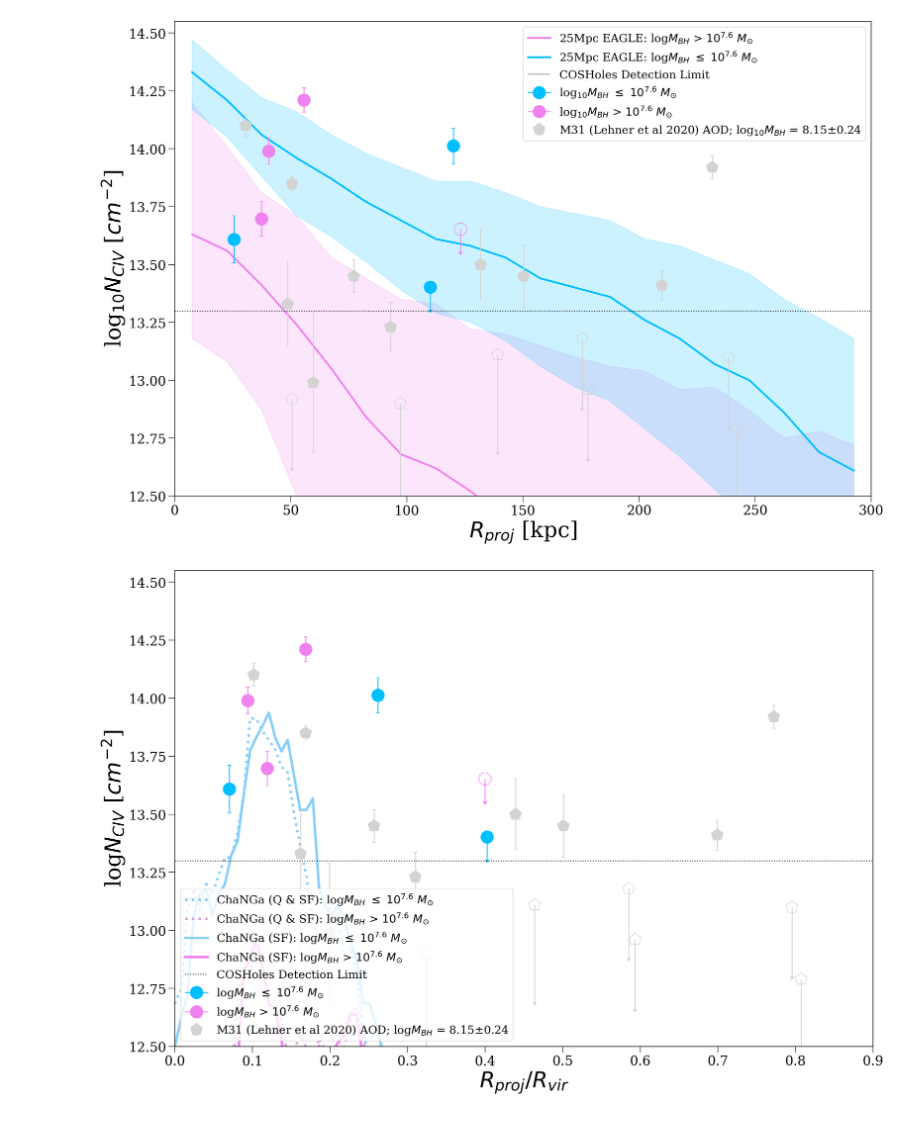
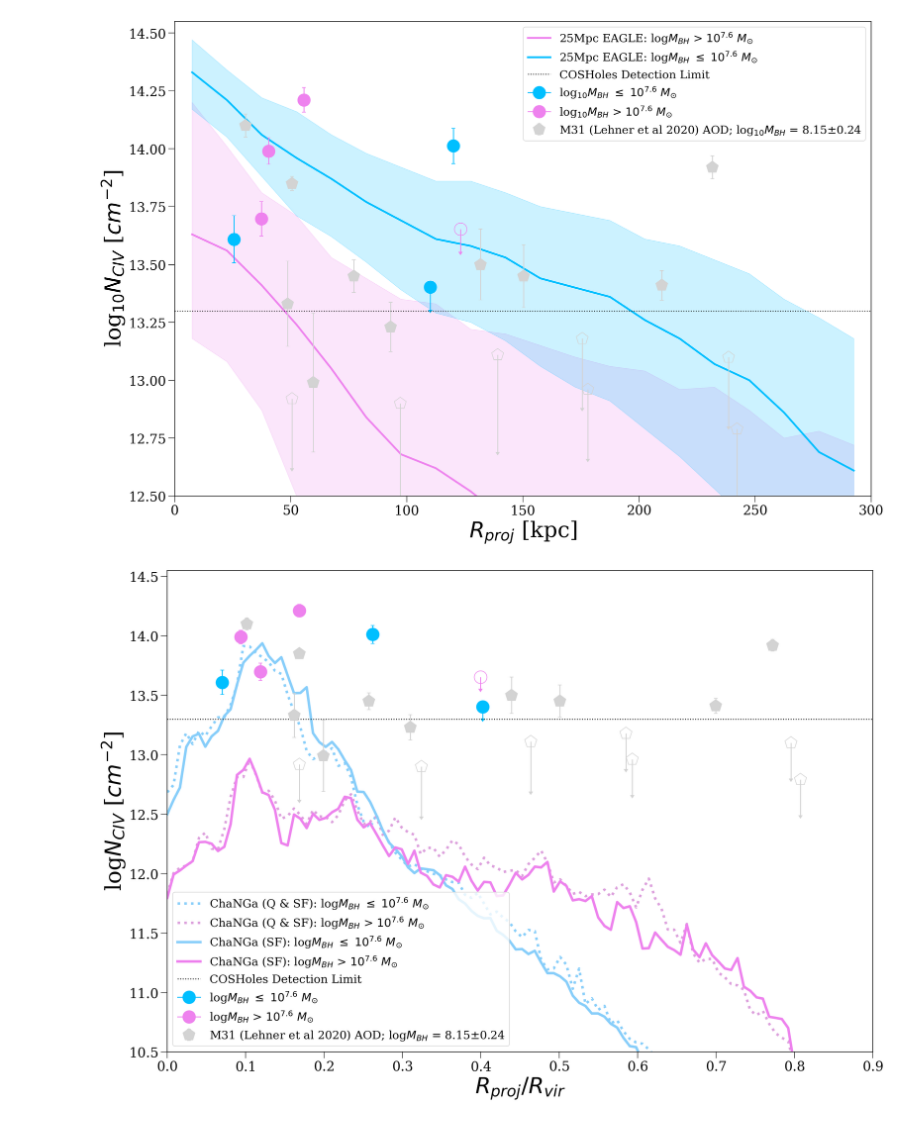
Before and after one commit to samlugarza/COS-Holes, a Jupyter notebook: notebooks/COS-Holes_CIV_Analysis.ipynb, the cells around one changed output. Saved outputs shown, nothing was run; the diff lists cells and outputs as text; code cells hidden in the pictures.

```diff
--- a/notebooks/COS-Holes_CIV_Analysis.ipynb
+++ b/notebooks/COS-Holes_CIV_Analysis.ipynb
@@ -573,35 +573,35 @@ plt.errorbar(rproj[7]/rvir[7], civ_df_J0246['N'][2], civ_df_J0246['sigN'][2], ca
 #J1101 - NGC 3489 (0) (DETECTION UPPER LIMIT)
 plt.errorbar(rproj[0]/rvir[0], civ_df_J1101['N'][4], yerr=civ_df_J1101['sigN'][4], uplims=True, c = 'deepskyblue',
              marker=".", markersize=40)
 
 #J1235 - NGC 4564 (8)
 plt.errorbar (rproj[8]/rvir[8], np.log10(10**13.17+10**13.48), yerr=civ_df_J1101['sigN'][4],uplims=True, c = 'violet',
               marker=".",mfc='none',markersize=40)
 
 ########################################################
 
 # M31 information from Project AMIGA:
 # BH Mass: https://arxiv.org/pdf/1707.04001.pdf = 8.15+/- 0.24
 
 ##### M31 Detections (Sums)
 plt.errorbar (amiga_det_RRvir, amiga_2_det_sum['logN'], yerr=amiga_2_det_sum['sum_elogN'],capsize = 3, c = 'lightgrey',
               marker="p", markersize=20, label='M31 (Lehner et al 2020) AOD; log$M_{BH}$ = 8.15$\pm$0.24', ls='none')
 
 ##### M31 Upper Limits (Sums)
 plt.errorbar (amiga_up_RRvir, amiga_2_up_sum['logN'], yerr=amiga_2_up_sum['sum_elogN'],uplims=True, c = 'lightgrey',
               marker="p",mfc='none',markersize=20, ls='none')
 
 plt.axhline(13.3, c='k', ls=':', label='COSHoles Detection Limit')
 #plt.axvline(150, c='k', ls='-')
-plt.ylim(12.5, 14.55)
+plt.ylim(10.5, 14.55)
 plt.xlim(0, 0.9)
 plt.xlabel ('$R_{proj}/R_{vir}$')
 plt.ylabel ('log$N_{CIV}$ [$cm^{-2}$]')
 plt.legend(loc=3)
 #plt.grid(True)
 plt.show()
 # %% [output]
-[figure, old version]
+[figure, new version]
 # %%
 #PRELIMINARY NCIV vs SFR (waiting to hear back from Terrazas
 #SFR from Terrazas et al. 2017: https://iopscience.iop.org/article/10.3847/1538-4357/aa7d07/pdf
```
Also changed, not shown: parts of 1 cell of this notebook, 2 other files.
